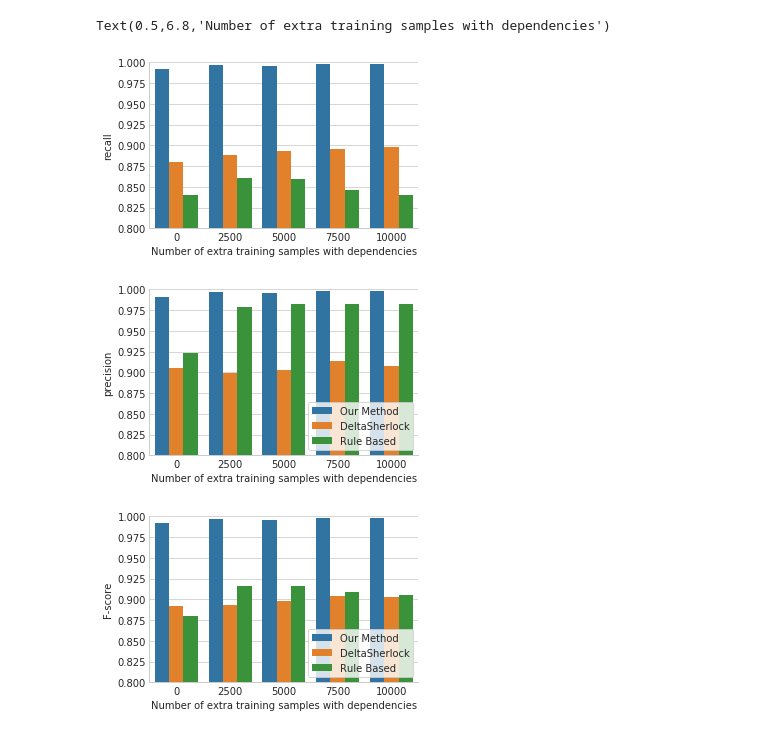
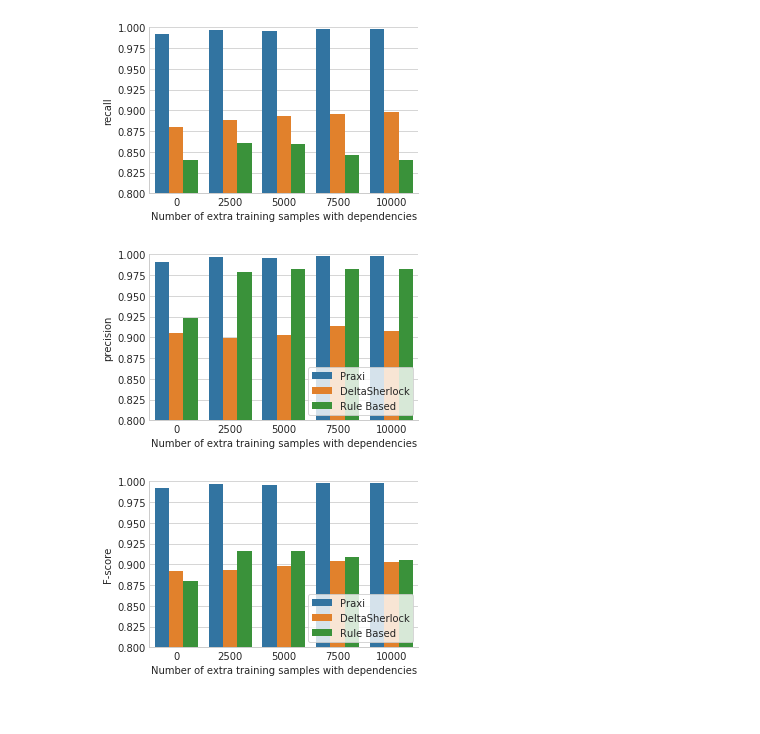
Before and after one commit to deltasherlock/experiments, a Jupyter notebook: plots/plots.ipynb, the cells around one changed output. Saved outputs shown, nothing was run; the diff lists cells and outputs as text; code cells hidden in the pictures.

Commit message:
New plots, added apx. steps

```diff
--- a/plots/plots.ipynb
+++ b/plots/plots.ipynb
@@ -6,29 +6,28 @@ sns.set_style('whitegrid')
 # %%
 df = pd.read_csv('/home/ates/deltasherlock/experiments/plots/results.csv')
 
-sns.factorplot(data=df, x='dirty_count', hue='method', y='recall', hue_order=['Our Method', 'DeltaSherlock', 'Rule Based'], legend=False, kind='bar', aspect=1.5, size=3)
+sns.factorplot(data=df, x='dirty_count', hue='method', y='recall', hue_order=['Praxi', 'DeltaSherlock', 'Rule Based'], legend=False, kind='bar', aspect=1.5, size=3)
 plt.ylim((0.8, 1))
 plt.xlabel('Number of extra training samples with dependencies')
 #plt.savefig('/home/ates/prospectus/figures/ds_recall.pdf')
 
-sns.factorplot(data=df, x='dirty_count', hue='method', y='precision', hue_order=['Our Method', 'DeltaSherlock', 'Rule Based'], kind='bar', legend=False, aspect=1.5, size=3)
+sns.factorplot(data=df, x='dirty_count', hue='method', y='precision', hue_order=['Praxi', 'DeltaSherlock', 'Rule Based'], kind='bar', legend=False, aspect=1.5, size=3)
 plt.ylim((0.8, 1))
 plt.legend(loc='lower right', frameon=True)
 plt.xlabel('Number of extra training samples with dependencies')
 #plt.savefig('/home/ates/prospectus/figures/ds_precision.pdf')
 
 df['F-score'] = 2 * (df['precision'] * df['recall']) / (df['precision'] + df['recall'])
 
-sns.factorplot(data=df, x='dirty_count', hue='method', y='F-score', hue_order=['Our Method', 'DeltaSherlock', 'Rule Based'], kind='bar', legend=False, aspect=1.5, size=3)
+sns.factorplot(data=df, x='dirty_count', hue='method', y='F-score', hue_order=['Praxi', 'DeltaSherlock', 'Rule Based'], kind='bar', legend=False, aspect=1.5, size=3)
 plt.ylim((0.8, 1))
 plt.legend(loc='lower right', frameon=True)
 plt.xlabel('Number of extra training samples with dependencies')
-#plt.savefig('/home/ates/deltasherlock/paper/figures/single_label.pdf')
+plt.savefig('/home/ates/deltasherlock/paper/figures/single_label.pdf')
 # %% [output]
-Text(0.5,6.8,'Number of extra training samples with dependencies')
 [figure]
-[figure, old version]
+[figure, new version]
-[figure, old version]
+[figure, new version]
 # %%
 df = pd.read_csv('/home/ates/deltasherlock/experiments/plots/ml_results.csv')
 
```
Also changed, not shown: parts of 1 cell of this notebook, 3 other files.
